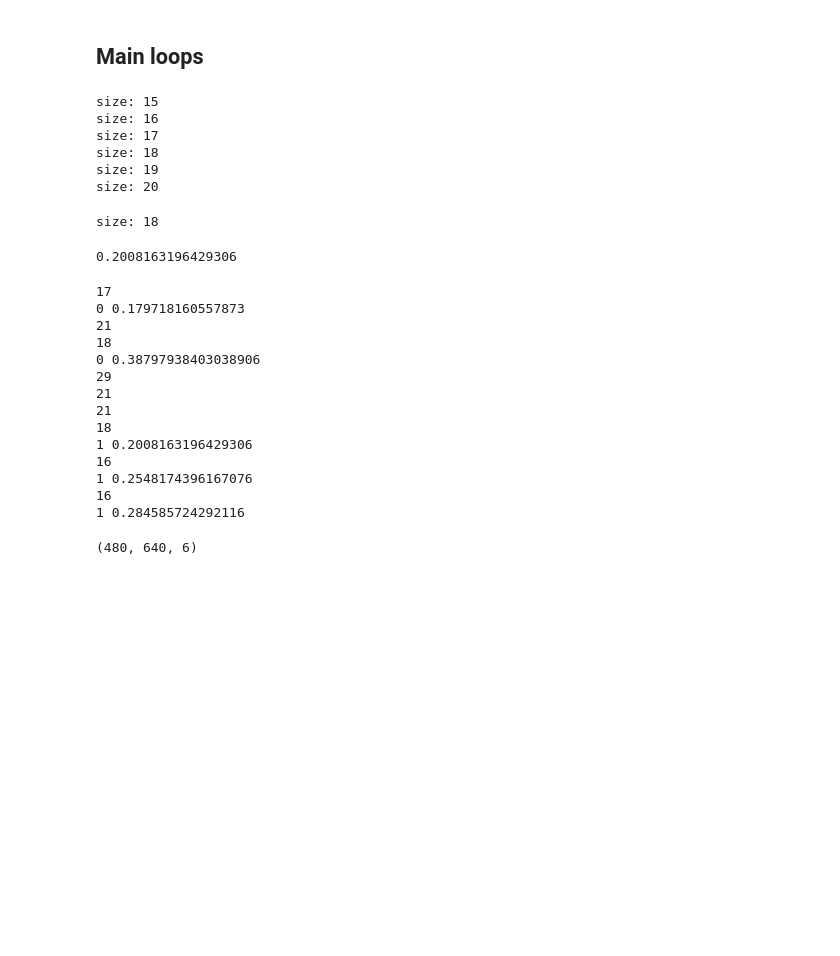
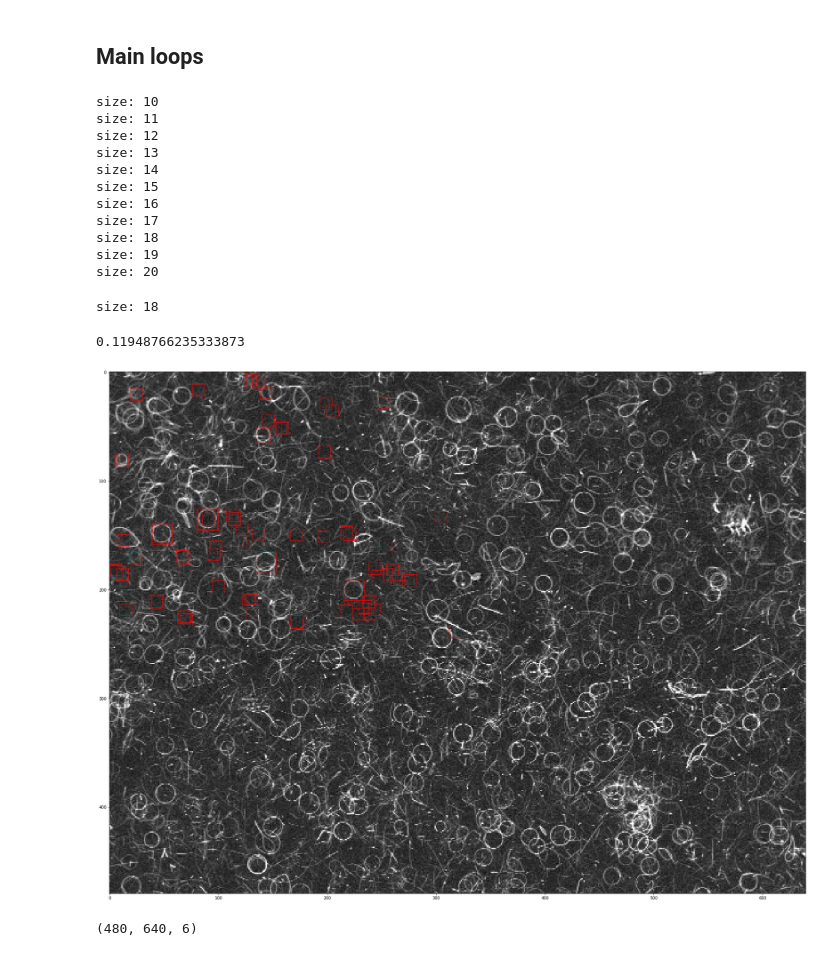
Before and after one commit to andrew-veriga/MathForML, a Jupyter notebook: ConvolutionalCoffieCircles.ipynb, the cells around one changed output. Cells and saved outputs as stored; diff of their text form; code cells hidden in the pictures; blank space fills up the shorter version.

```diff
--- a/ConvolutionalCoffieCircles.ipynb
+++ b/ConvolutionalCoffieCircles.ipynb
@@ -489,15 +489,15 @@ $$range [a;b]: x''' = (b-a)\frac{x - \min{x}}{\max{x} - \min{x}} + a$$
 # %%
 def nrm(_b,_mask):
   _box = np.copy(_b)
-  _box-= np.min(_box, axis=(-2,-1), keepdims=True)
-  _box /=np.max(_box, axis=(-2,-1), keepdims=True)
-  _box= _box - np.mean(_box[:,:,_mask], axis=-1, keepdims=True)[:,:,:,np.newaxis] -.01 #np.percentile(box,90)-1
+  _box-= np.min(_box)
+  _box /=np.max(_box)
+  _box= _box - np.mean(_box[_mask])-.01 #[:,:,:,np.newaxis] -.01 #np.percentile(box,90)-1
   return _box
 
 def normto_avgOne(ar,_mask):
   ar_min = ar - ar.min(axis=(-2,-1), keepdims=True)
   ar_max = ar_min / ar_min.max(axis=(-2, -1), keepdims=True)
-  ar_mean = ar_max - ar_max[:,:,_mask].mean(axis=(-1), keepdims=True)[:,:,:,np.newaxis]
+  ar_mean = ar_max - ar_max[:,:,_mask].mean(axis=(-1), keepdims=True)[:,:,:,np.newaxis] -.01
   return ar_mean
 
 def normto_0_2(ar):
@@ -682,17 +682,20 @@ def rotate_conv_by_strate(_img, size):
   new_matrices = np.zeros_like(sub_matrices)
 
   new_matrices[:,:, y_old,x_old] = sub_matrices[:,:, y_new,x_new]
-  transformed_box = sub_matrices + nrm(new_matrices,mask)
+  new_matrices = sub_matrices + normto_avgOne(new_matrices,mask)
 
   for i in range(2):
     new_matrices[:,:, y_old,x_old] = new_matrices[:,:, y_new,x_new]
-    transformed_box += nrm(new_matrices,mask)
+    new_matrices += normto_avgOne(new_matrices,mask)
 
   kernel = get2Kernel(size,1.)
-  return FuzzyCircleConv(transformed_box,kernel)/(size*np.pi)
+  return FuzzyCircleConv(new_matrices,kernel)/(size*np.pi)
 
-
-MinSize,MaxSize = (15,20)
+ImageSize=[240,320]
+angle = 12
+# area for search
+image_area=np.copy(Image[:ImageSize[0],:ImageSize[1]])
+MinSize,MaxSize = (10,20)
 angle =12
 # matrix for rotate
 r_angle = np.radians(angle)
@@ -702,9 +705,14 @@ R = np.array([
   [0, 0, 1]
 ])
 
-res = [rotate_conv_by_strate(Image, _s ) for _s in range(MinSize,MaxSize+1)]
+res = [rotate_conv_by_strate(image_area, _s ) for _s in range(MinSize,MaxSize+1)]
 FoundCircles = np.dstack(res)
 # %% [output]
+size: 10
+size: 11
+size: 12
+size: 13
+size: 14
 size: 15
 size: 16
 size: 17
@@ -718,41 +726,23 @@ size: 18
 # %%
 res[13,58]
 # %% [output]
-0.2008163196429306
+0.11948766235333873
-# %%
-for size,x,y, isRing in data:
-  print(size)
-  if (size < 6 + MinSize):
-    print(isRing, FoundCircles[y, x, size-MinSize])
-# %% [output]
-17
-0 0.179718160557873
-21
-18
-0 0.38797938403038906
-29
-21
-21
-18
-1 0.2008163196429306
-16
-1 0.2548174396167076
-16
-1 0.284585724292116
 # %%
 import matplotlib.patches as patches
 
 fig, ax = plt.subplots(figsize=(32, 24))
 ax.imshow(Image,cmap=plt.get_cmap('gray') )
 # Create a Rectangle patch
 
 for y in range(FoundCircles.shape[0]):
   for x in range(FoundCircles.shape[1]):
     for s in range(MinSize,MaxSize+1):
-      if (FoundCircles[y,x, s-MinSize]>0.5):
+      if (FoundCircles[y,x, s-MinSize]>1):
         rect = patches.Rectangle((x-s//2,y-s//2),s,s,linewidth=1,edgecolor='r',facecolor='none')
         ax.add_patch(rect)
 plt.show(fig)
+# %% [output]
+[figure, added]
 # %%
 FoundCircles.shape
 # %% [output]
```
